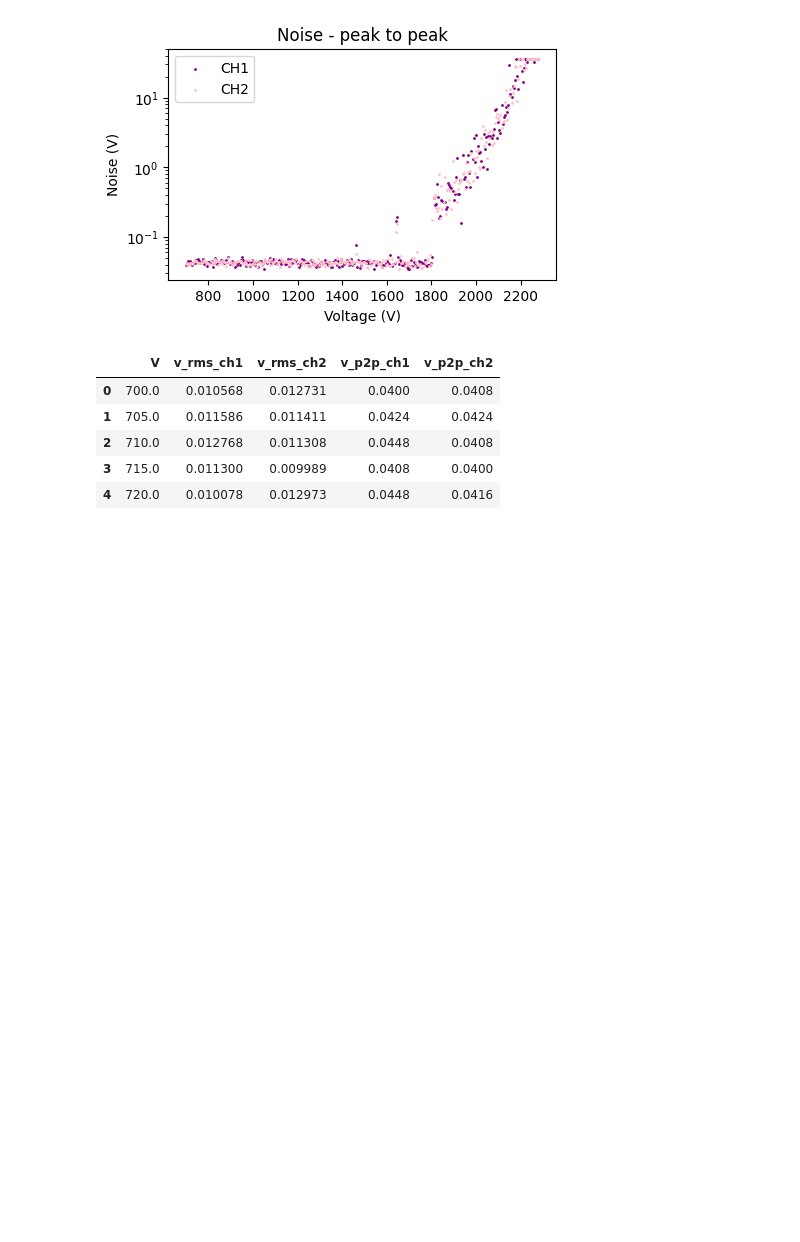
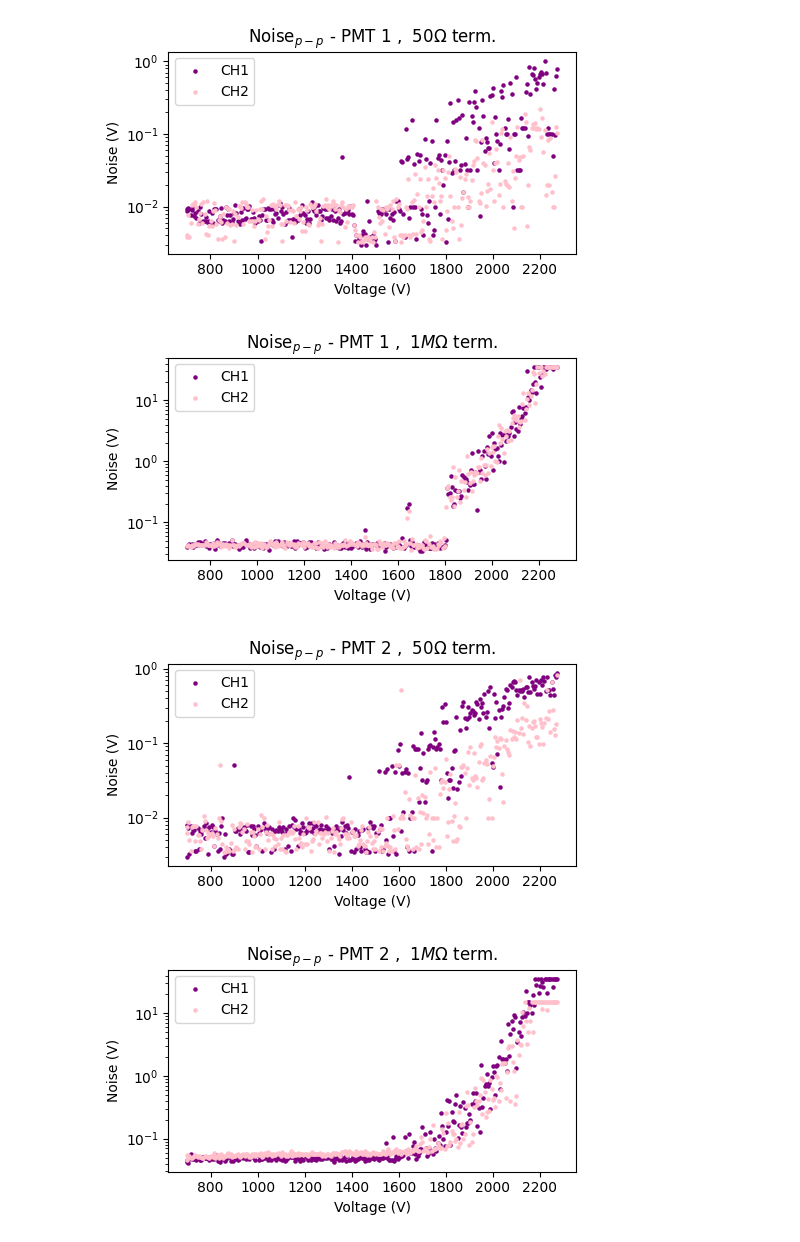
Before and after one commit to ficnawode/msc-python-analysis, a Jupyter notebook: analysis/noise.ipynb, the cells around one changed output. Cells and saved outputs as stored; diff of their text form; code cells hidden in the pictures; blank space fills up the shorter version.

```diff
--- a/analysis/noise.ipynb
+++ b/analysis/noise.ipynb
@@ -2,9 +2,9 @@
 import numpy as np
 import pandas as pd
 from matplotlib import pyplot as plt
+plt.rcParams['figure.autolayout'] = True
 
-SAVE_PLOTS=True
-STANDARD_DPI=300
+SAVE_PLOTS = True
+STANDARD_DPI = 300
+FIGSIZE = (5, 3)
+DOTSIZE = 5
-# %%
-noise_data = pd.read_csv('data\dark_pmt\I_V_noise_700_2285V.csv')
-noise_data.head(1)
@@ -35,32 +66,37 @@ plt.show()
 # %%
 
-fig, ax = plt.subplots(figsize=(5, 3))
-noise_p2p_ch1 = noise_data['v_p2p_ch1']
-noise_p2p_ch2 = noise_data['v_p2p_ch2']
-V = noise_data['pmt_high_voltage']
+def plot_p2p(pmt_number, is_terminated):
+    noise_data = get_data(pmt_number, is_terminated)
+    fig, ax = plt.subplots(figsize=FIGSIZE)
+    noise_p2p_ch1 = noise_data['v_p2p_ch1']
+    noise_p2p_ch2 = noise_data['v_p2p_ch2']
+    V = noise_data['pmt_high_voltage']
 
-ax.scatter(V, noise_p2p_ch1, s=1, color='purple', label='CH1')
-ax.scatter(V, noise_p2p_ch2, s=1, color = 'pink', label='CH2')
+    ax.scatter(V, noise_p2p_ch1, color='purple', label='CH1', s=DOTSIZE)
+    ax.scatter(V, noise_p2p_ch2, color='pink', label='CH2', s=DOTSIZE)
 
-#log scale
-ax.set_yscale('log')
-ax.set_ylabel(f'Noise (V)')
-ax.set_xlabel('Voltage (V)')
-ax.set_title('Noise - peak to peak')
-plt.legend()
+    # log scale
+    ax.set_yscale('log')
+    ax.set_ylabel(f'Noise (V)')
+    ax.set_xlabel('Voltage (V)')
+    plot_title = generate_plot_title(
+        r'Noise$_{p-p}$', pmt_number, is_terminated)
+    ax.set_title(plot_title)
+    plt.legend()
 
-if SAVE_PLOTS:
-    plt.savefig('plots\pmt_noise_tests\pmt1\V_noise_p2p.png', dpi=STANDARD_DPI, bbox_inches='tight')
+    if SAVE_PLOTS:
+        save_path = generate_save_path(
+            pmt_number, is_terminated, 'V_noise_p2p')
+        plt.savefig(save_path, dpi=STANDARD_DPI, bbox_inches='tight')
 
-plt.show()
+    plt.show()
+
+
+for pmt_number in range(1, 3):
+    for is_terminated in [True, False]:
+        plot_p2p(pmt_number, is_terminated)
 # %% [output]
-[figure, old version]
+[figure, new version]
+[figure, added]
+[figure, added]
+[figure, added]
-# %%
-noise_data['V_set'] = noise_data['pmt_high_voltage'].round(0)
-# %% [output]
-|  | V | v_rms_ch1 | v_rms_ch2 | v_p2p_ch1 | v_p2p_ch2 |
-| 0 | 700.0 | 0.010568 | 0.012731 | 0.0400 | 0.0408 |
-| 1 | 705.0 | 0.011586 | 0.011411 | 0.0424 | 0.0424 |
-| 2 | 710.0 | 0.012768 | 0.011308 | 0.0448 | 0.0408 |
-| 3 | 715.0 | 0.011300 | 0.009989 | 0.0408 | 0.0400 |
-| 4 | 720.0 | 0.010078 | 0.012973 | 0.0448 | 0.0416 |
```
Also changed, not shown: parts of 3 cells of this notebook, 38 other files.
